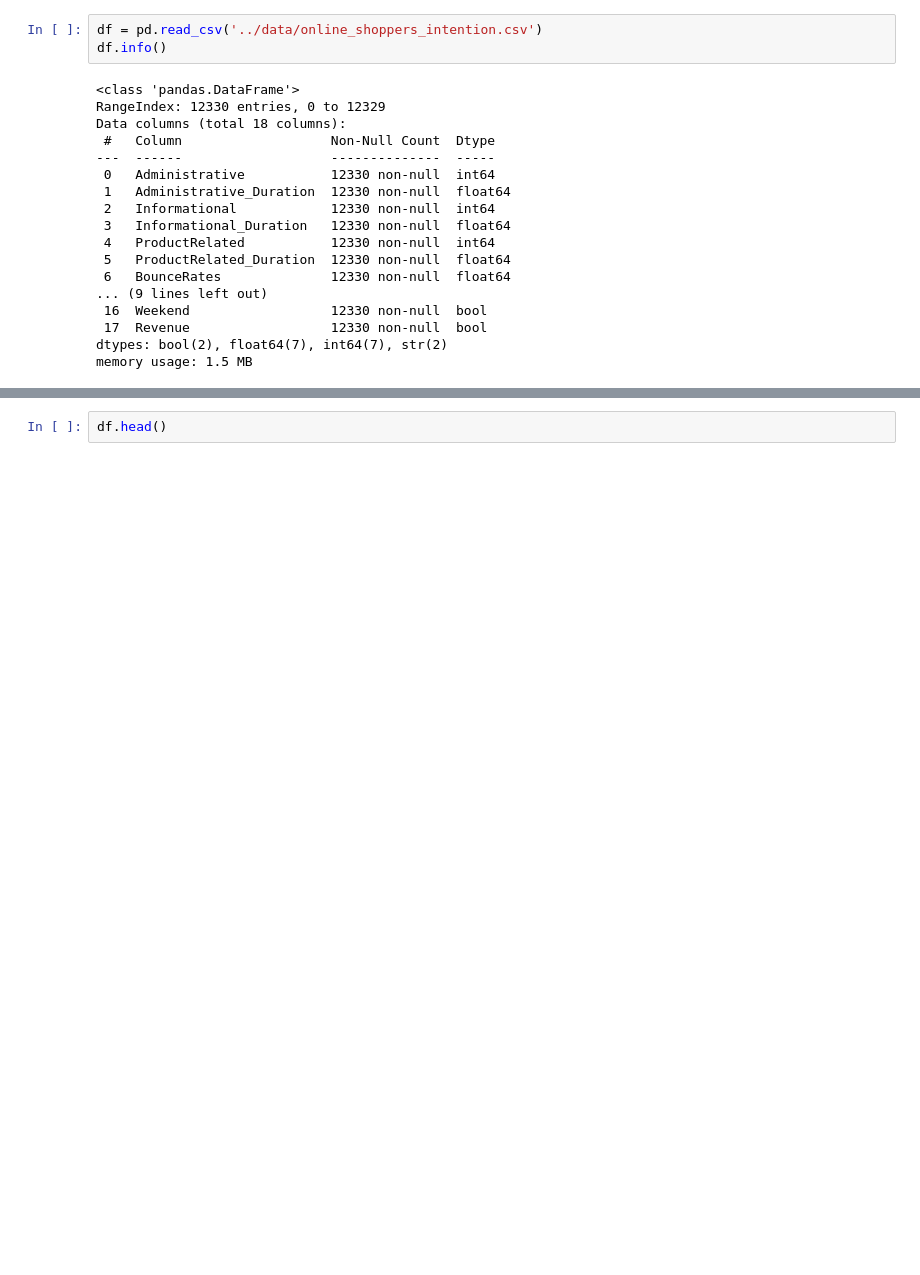
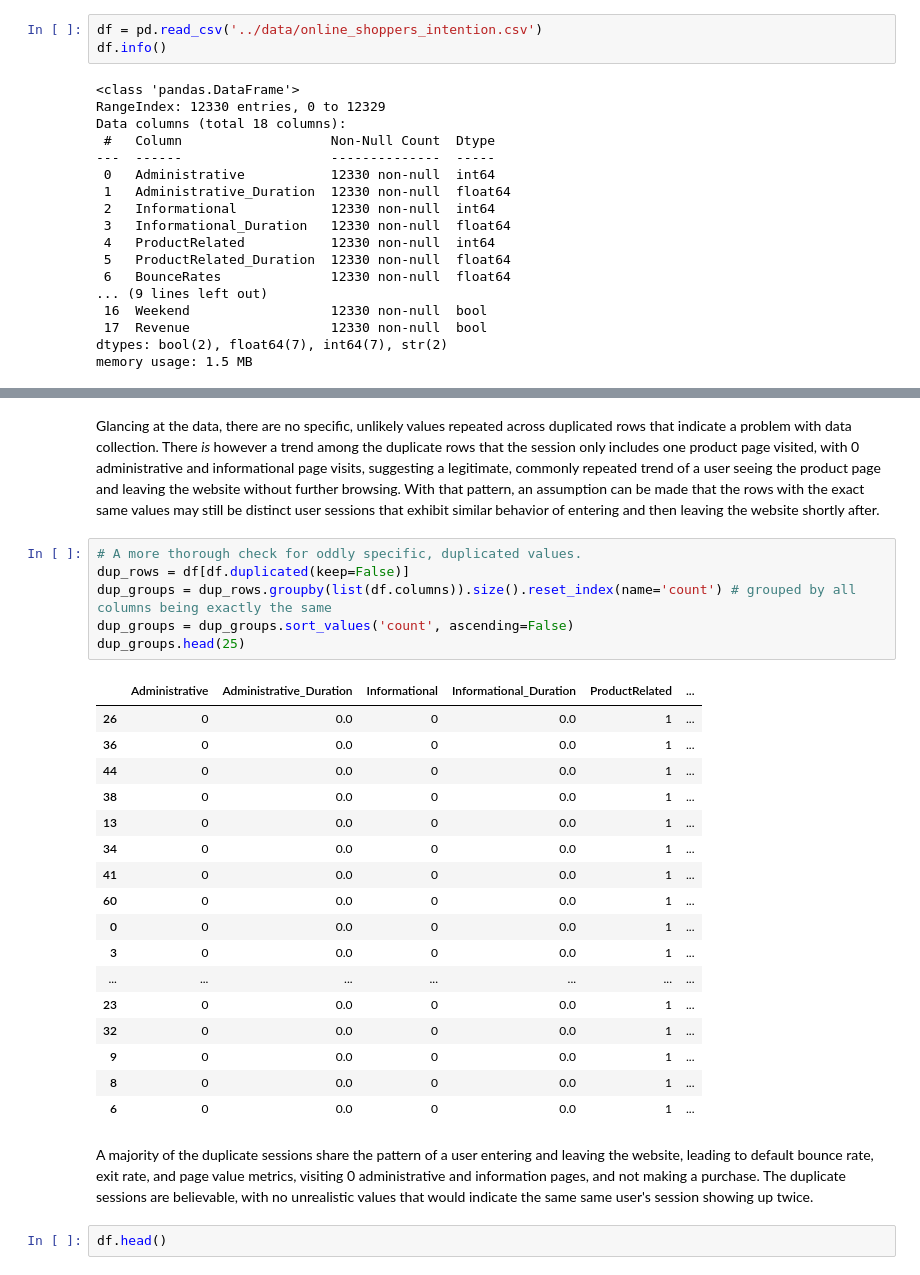
Before and after one commit to AnnaMalaschenko/Ecommerce-Shopper-Behavior, a Jupyter notebook: notebooks/anna_eda.ipynb, the cells around one changed output, grey strips where cells are left out. Drawn from its saved outputs; the diff is of its cells as text; blank space fills up the shorter version.

```diff
--- a/notebooks/anna_eda.ipynb
+++ b/notebooks/anna_eda.ipynb
@@ -27,3 +75,31 @@ memory usage: 1.5 MB
+# %% [markdown]
+Glancing at the data, there are no specific, unlikely values repeated across duplicated rows that indicate a problem with data collection. There *is* however a trend among the duplicate rows that the session only includes one product page visited, with 0 administrative and informational page visits, suggesting a legitimate, commonly repeated trend of a user seeing the product page and leaving the website without further browsing.  With that pattern, an assumption can be made that the rows with the exact same values may still be distinct user sessions that exhibit similar behavior of entering and then leaving the website shortly after.
+# %%
+# A more thorough check for oddly specific, duplicated values.
+dup_rows = df[df.duplicated(keep=False)]
+dup_groups = dup_rows.groupby(list(df.columns)).size().reset_index(name='count') # grouped by all columns being exactly the same
+dup_groups = dup_groups.sort_values('count', ascending=False)
+dup_groups.head(25)
+# %% [output]
+|  | Administrative | Administrative_Duration | Informational | Informational_Duration | ProductRelated | ... |
+| 26 | 0 | 0.0 | 0 | 0.0 | 1 | ... |
+| 36 | 0 | 0.0 | 0 | 0.0 | 1 | ... |
+| 44 | 0 | 0.0 | 0 | 0.0 | 1 | ... |
+| 38 | 0 | 0.0 | 0 | 0.0 | 1 | ... |
+| 13 | 0 | 0.0 | 0 | 0.0 | 1 | ... |
+| 34 | 0 | 0.0 | 0 | 0.0 | 1 | ... |
+| 41 | 0 | 0.0 | 0 | 0.0 | 1 | ... |
+| 60 | 0 | 0.0 | 0 | 0.0 | 1 | ... |
+| 0 | 0 | 0.0 | 0 | 0.0 | 1 | ... |
+| 3 | 0 | 0.0 | 0 | 0.0 | 1 | ... |
+| ... | ... | ... | ... | ... | ... | ... |
+| 23 | 0 | 0.0 | 0 | 0.0 | 1 | ... |
+| 32 | 0 | 0.0 | 0 | 0.0 | 1 | ... |
+| 9 | 0 | 0.0 | 0 | 0.0 | 1 | ... |
+| 8 | 0 | 0.0 | 0 | 0.0 | 1 | ... |
+| 6 | 0 | 0.0 | 0 | 0.0 | 1 | ... |
+# %% [markdown]
+A majority of the duplicate sessions share the pattern of a user entering and leaving the website, leading to default bounce rate, exit rate, and page value metrics, visiting 0 administrative and information pages, and not making a purchase. The duplicate sessions are believable, with no unrealistic values that would indicate the same same user's session showing up twice.
 # %%
 df.head()
 # %% [output]
```
Also changed, not shown: parts of 66 cells of this notebook, 2 other files.
